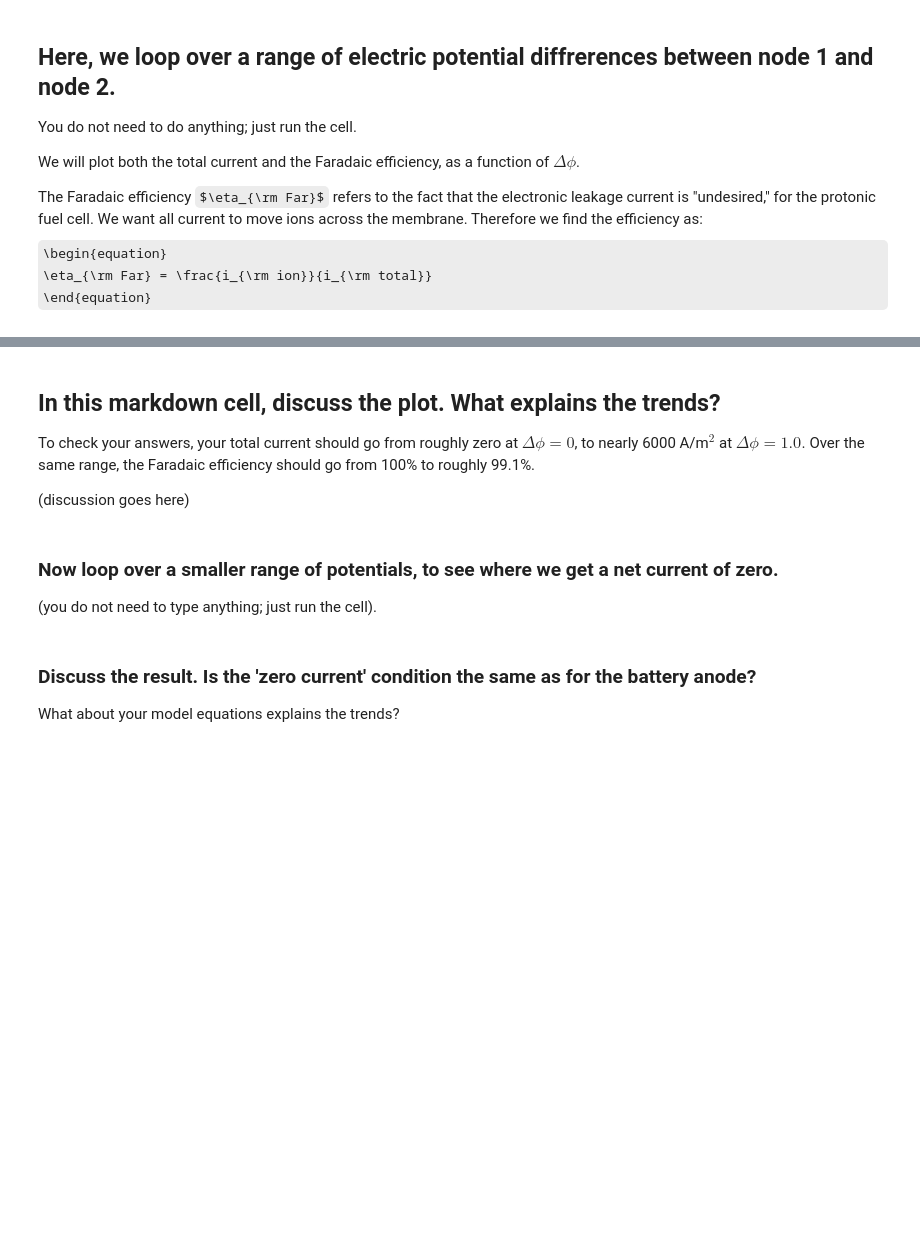
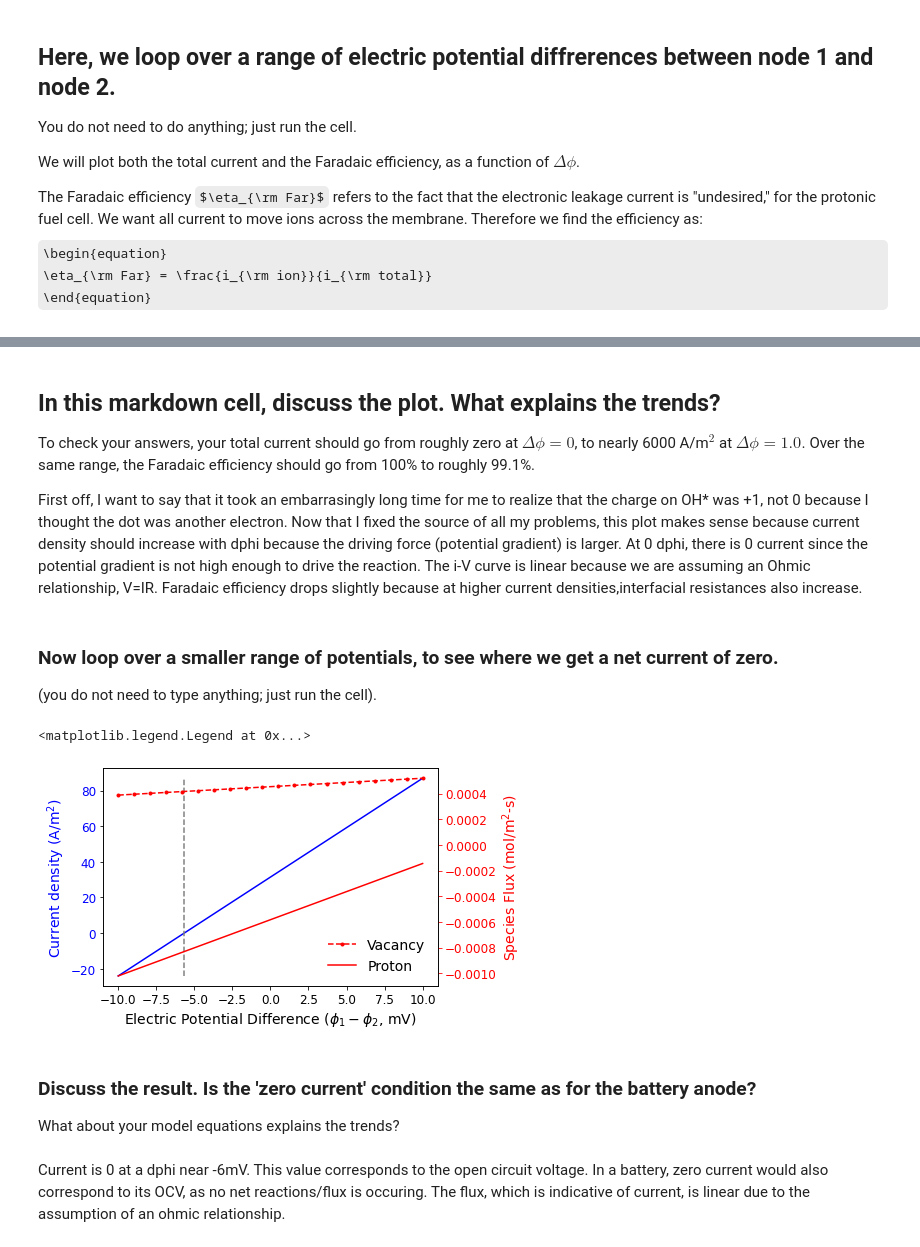
Before and after one commit to ivywu00/Homework, a Jupyter notebook: homework-5/Homework5_CodingWu.ipynb, the cells around one changed output, grey strips where cells are left out. Saved outputs shown, nothing was run; the diff lists cells and outputs as text; code cells hidden in the pictures; some formulas as TeX source; blank space fills up the shorter version.

```diff
--- a/homework-5/Homework5_CodingWu.ipynb
+++ b/homework-5/Homework5_CodingWu.ipynb
@@ -336,3 +357,37 @@ def protonic_transport(state1, state2, geom, ceramic_pars):
+# %%
+def protonic_transport(state1, state2, geom, ceramic_pars):
+#     Tau_fac_elyte=geom['eps_elyte']**geom['n_brugg']
+#     #D_k=(R*T)/(6*Pi*(d_part/2)*mu)
+#     D_k_eff=(geom['eps_elyte']/Tau_fac_elyte)*elyte_pars['D_k']
+    C_k_1=C_lat*np.array(state1['X_k'])
+    C_k_2=C_lat*np.array(state2['X_k'])
+    dC_k=(C_k_2-C_k_1)/geom['dY']
+#     dC_k=(C_k_2-C_k_1)/geom['dY']
+    dphi=(np.subtract(state2['phi'],state1['phi']))/geom['dY']
+    AvgC_k=(C_k_2+C_k_1)/2
+#     AvgC_k=(C_k_2+C_k_1)/2
+    N_ka=(-np.array(D_k)*dC_k)
+    N_k=N_ka-(((D_k*AvgC_k*ceramic_pars['z_k']*F)/(R*T))*dphi)
+
+
+#     for j, deltaPhi in enumerate(dPhi):
+#         s2['phi'] = s1['phi']-deltaPhi
+#         i_ion = np.dot(Nk,ceramic_pars['z_k'])*F
+
+    NkZk=np.array(ceramic_pars['z_k']*N_k)
+    sumNkZk=np.sum(NkZk)
+    #i_f=F*sumNkZk
+
+    i_f = np.dot(N_k,ceramic_pars['z_k'])*F
+
+
+    gradphi=(state2['phi']-state1['phi'])/dY
+    i_ex=-gradphi*sigma_el
+
+
+    current=i_f+i_ex
+    #print(i_ex)
+    return N_k, current
 # %% [markdown]
 ## Here, we loop over a range of electric potential diffrerences between node 1 and node 2.
 
@@ -381,7 +440,7 @@ ax2.set_ylim((99,100))
 
 To check your answers, your total current should go from roughly zero at $\Delta\phi = 0$, to nearly 6000 A/m$^2$ at $\Delta\phi = 1.0.$ Over the same range, the Faradaic efficiency should go from 100% to roughly 99.1%.
 
-(discussion goes here)
+First off, I want to say that it took an embarrasingly long time for me to realize that the charge on OH* was +1, not 0 because I thought the dot was another electron. Now that I fixed the source of all my problems, this plot makes sense because current density should increase with dphi because the driving force (potential gradient) is larger. At 0 dphi, there is 0 current since the potential gradient is not high enough to drive the reaction. The i-V curve is linear because we are assuming an Ohmic relationship, V=IR. Faradaic efficiency drops slightly because at higher current densities,interfacial resistances also increase.
 # %% [markdown]
 ### Now loop over a smaller range of potentials, to see where we get a net current of zero.
 
@@ -389,35 +448,40 @@ To check your answers, your total current should go from roughly zero at $\Delta
 # %%
 dPhi = np.linspace(-0.01, 0.01, 20)
 N_k = np.zeros((len(dPhi),len(state1['X_k'])))
 i_tot = np.zeros_like(dPhi)
 
 for j, deltaPhi in enumerate(dPhi):
-    state2['phi'] = state1['phi']-deltaPhi
+    s2['phi'] = s1['phi']-deltaPhi
     N_k[j,:], i_tot[j] = protonic_transport(s1, s2, geom, ceramic_pars)
 
 fig, ax = plt.subplots()
 plt.plot(1000*dPhi, i_tot,color='b')
 
 zero = 1000*np.interp(0,i_tot,dPhi)
 plt.plot([zero,zero],[i_tot[0],i_tot[-1]],'--',color='0.5')
 
 ax.set_ylabel('Current density (A/m$^2$)',color='b',fontsize=14)
 ax.tick_params(axis='y',color='k',labelcolor='b',labelsize=12)
 ax.tick_params(axis='y',color='k',labelcolor='b',labelsize=12)
 
 ax.tick_params(axis='x',color='k',labelcolor='k',labelsize=12)
 ax.set_xlabel('Electric Potential Difference ($\phi_1 - \phi_2$, mV)', fontsize=14)
 # ax.set_xlim((-0.01,0.01))
 
 ax2 = ax.twinx()
 ax2.plot(1000*dPhi, N_k[:,0],'r.--')
 ax2.plot(1000*dPhi, N_k[:,2],color='r')
 
 ax2.set_ylabel('Species Flux (mol/m$^2$-s)',color='r',fontsize=14)
 ax2.tick_params(axis='y',color='r',labelcolor='r',labelsize=12)
 
 ax2.legend(['Vacancy','Proton'],fontsize=14,frameon=False)
+# %% [output]
+<matplotlib.legend.Legend at 0x...>
+[figure, added]
 # %% [markdown]
 ### Discuss the result.  Is the 'zero current' condition the same as for the battery anode?
 
 What about your model equations explains the trends?
+# %% [markdown]
+Current is 0 at a dphi near -6mV. This value corresponds to the open circuit voltage. In a battery, zero current would also correspond to its OCV, as no net reactions/flux is occuring. The flux, which is indicative of current, is linear due to the assumption of an ohmic relationship.
```
Also changed, not shown: parts of 16 cells of this notebook, 1 other file.
